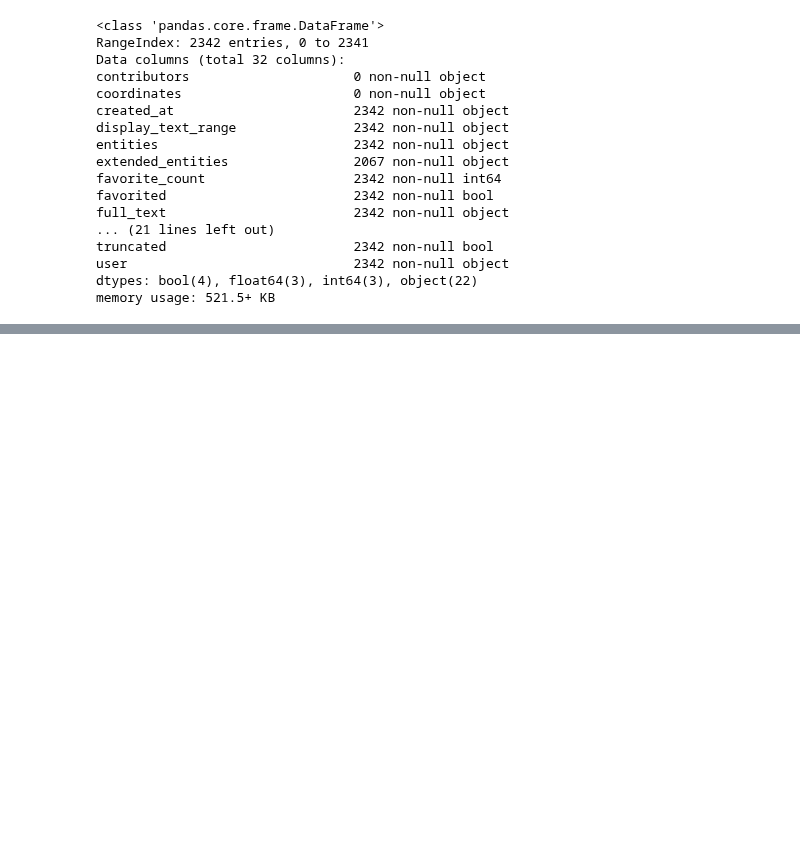
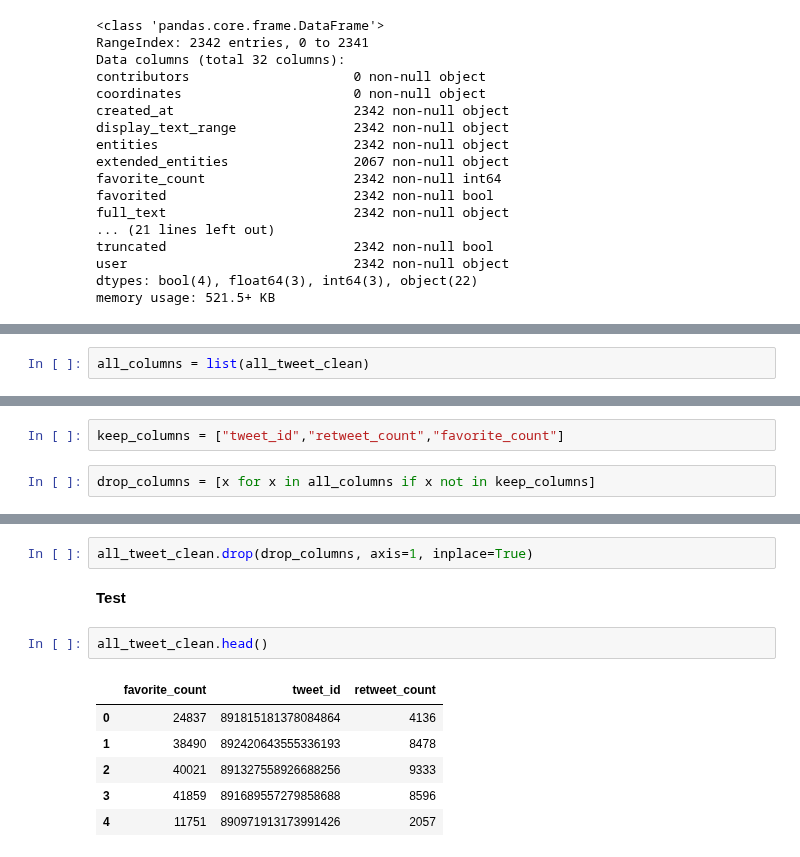
Before and after one commit to rohit-yadav/we_rate_dogs, a Jupyter notebook: we_rate_dogs.ipynb, the cells around one changed output, grey strips where cells are left out. Drawn from its saved outputs; the diff is of its cells as text; blank space fills up the shorter version.

Commit message:
Clean: Drop unwanted columns

```diff
--- a/we_rate_dogs.ipynb
+++ b/we_rate_dogs.ipynb
@@ -675,0 +684,2 @@ memory usage: 521.5+ KB
+# %%
+all_columns = list(all_tweet_clean)
@@ -675,0 +706,4 @@ memory usage: 521.5+ KB
+# %%
+keep_columns = ["tweet_id","retweet_count","favorite_count"]
+# %%
+drop_columns = [x for x in all_columns if x not in keep_columns]
@@ -675,0 +730,13 @@ memory usage: 521.5+ KB
+# %%
+all_tweet_clean.drop(drop_columns, axis=1, inplace=True)
+# %% [markdown]
+**Test**
+# %%
+all_tweet_clean.head()
+# %% [output]
+|  | favorite_count | tweet_id | retweet_count |
+| 0 | 24837 | 891815181378084864 | 4136 |
+| 1 | 38490 | 892420643555336193 | 8478 |
+| 2 | 40021 | 891327558926688256 | 9333 |
+| 3 | 41859 | 891689557279858688 | 8596 |
+| 4 | 11751 | 890971913173991426 | 2057 |
```
Also changed, not shown: parts of 4 cells of this notebook, 2 other files.
